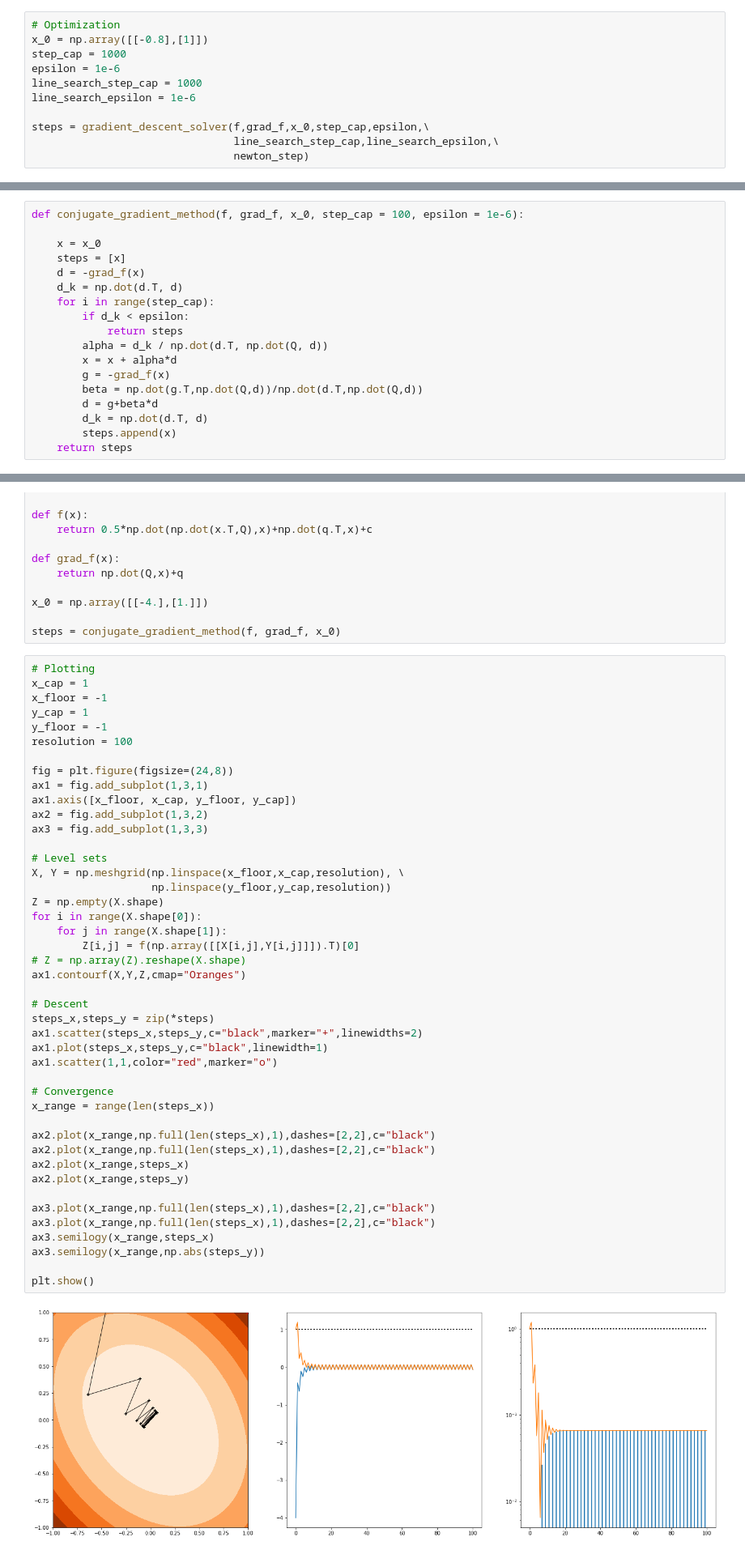
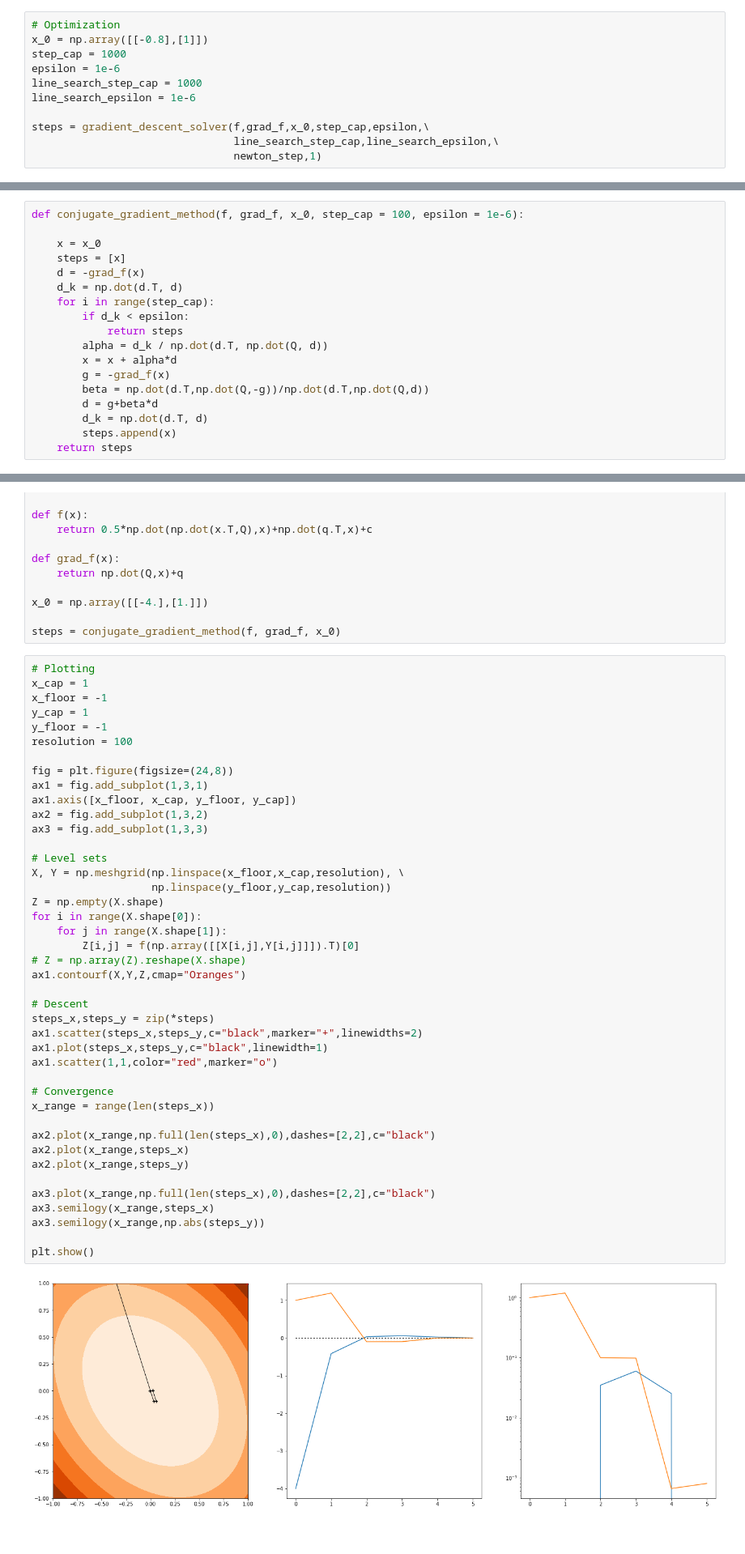
Before and after one commit to Shesh6/CS164--Optimization-Methods, a Jupyter notebook: Homework 51 - Newton's Method & Conjugate Gradient.ipynb, the cells around one changed output, grey strips where cells are left out. Shown: that part at 81% size. Saved outputs shown, nothing was run; the diff lists cells and outputs as text.

```diff
--- a/Homework 51 - Newton's Method & Conjugate Gradient.ipynb
+++ b/Homework 51 - Newton's Method & Conjugate Gradient.ipynb
@@ -105,7 +105,7 @@ line_search_epsilon = 1e-6
 
 steps = gradient_descent_solver(f,grad_f,x_0,step_cap,epsilon,\
                                 line_search_step_cap,line_search_epsilon,\
-                                newton_step)
+                                newton_step,1)
 # %%
 # Plotting
 x_cap = 1.5
@@ -165,7 +165,7 @@ def conjugate_gradient_method(f, grad_f, x_0, step_cap = 100, epsilon = 1e-6):
         alpha = d_k / np.dot(d.T, np.dot(Q, d))
         x = x + alpha*d
         g = -grad_f(x)
-        beta = np.dot(g.T,np.dot(Q,d))/np.dot(d.T,np.dot(Q,d))
+        beta = np.dot(d.T,np.dot(Q,-g))/np.dot(d.T,np.dot(Q,d))
         d = g+beta*d
         d_k = np.dot(d.T, d)
         steps.append(x)
@@ -198,35 +198,33 @@ ax1.axis([x_floor, x_cap, y_floor, y_cap])
 ax2 = fig.add_subplot(1,3,2)
 ax3 = fig.add_subplot(1,3,3)
 
 # Level sets
 X, Y = np.meshgrid(np.linspace(x_floor,x_cap,resolution), \
                    np.linspace(y_floor,y_cap,resolution))
 Z = np.empty(X.shape)
 for i in range(X.shape[0]):
     for j in range(X.shape[1]):
         Z[i,j] = f(np.array([[X[i,j],Y[i,j]]]).T)[0]
 # Z = np.array(Z).reshape(X.shape)
 ax1.contourf(X,Y,Z,cmap="Oranges")
 
 # Descent
 steps_x,steps_y = zip(*steps)
 ax1.scatter(steps_x,steps_y,c="black",marker="+",linewidths=2)
 ax1.plot(steps_x,steps_y,c="black",linewidth=1)
 ax1.scatter(1,1,color="red",marker="o")
 
 # Convergence
 x_range = range(len(steps_x))
 
-ax2.plot(x_range,np.full(len(steps_x),1),dashes=[2,2],c="black")
-ax2.plot(x_range,np.full(len(steps_x),1),dashes=[2,2],c="black")
+ax2.plot(x_range,np.full(len(steps_x),0),dashes=[2,2],c="black")
 ax2.plot(x_range,steps_x)
 ax2.plot(x_range,steps_y)
 
-ax3.plot(x_range,np.full(len(steps_x),1),dashes=[2,2],c="black")
-ax3.plot(x_range,np.full(len(steps_x),1),dashes=[2,2],c="black")
+ax3.plot(x_range,np.full(len(steps_x),0),dashes=[2,2],c="black")
 ax3.semilogy(x_range,steps_x)
 ax3.semilogy(x_range,np.abs(steps_y))
 
 plt.show()
 # %% [output]
-[figure, old version]
+[figure, new version]
```
Also changed, not shown: parts of 1 cell of this notebook.
